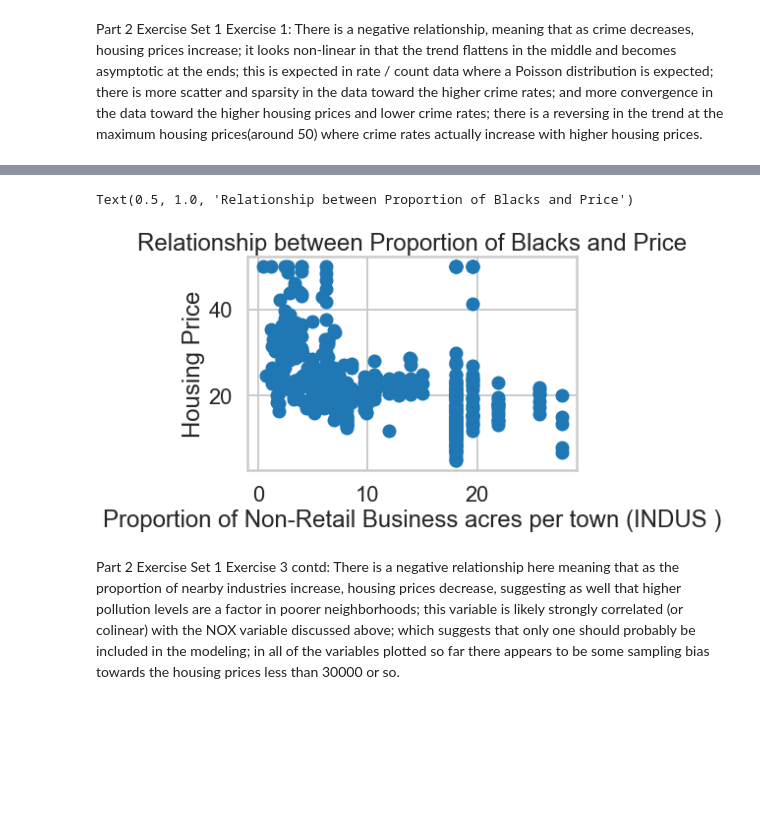
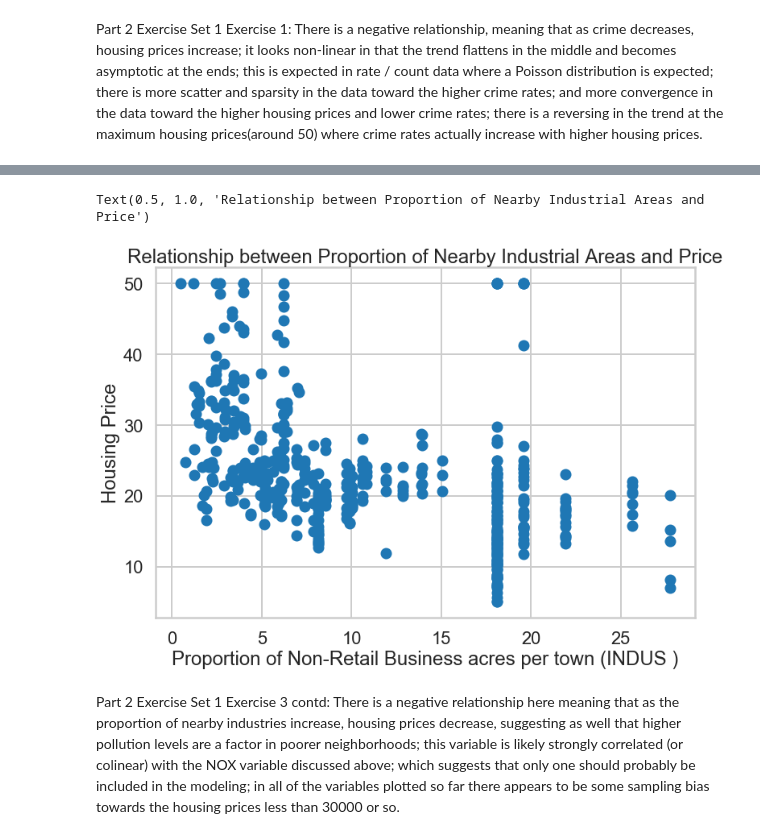
Before and after one commit to lelliott-geo/Springboard-Data-Prep, a Jupyter notebook: Mini_Project_Linear_Regression.ipynb, the cells around one changed output, grey strips where cells are left out. Drawn from its saved outputs; the diff is of its cells as text; code cells hidden in the pictures; blank space fills up the shorter version.

```diff
--- a/Mini_Project_Linear_Regression.ipynb
+++ b/Mini_Project_Linear_Regression.ipynb
@@ -326,12 +330,13 @@ perfectly linear, as there appears to be a possible slight increase in housing p
 # %%
 # Part 2 Exercise Set 1 Exercise 3 contd:
+fig = plt.figure(figsize=(12,8))
 plt.scatter(bos.INDUS , bos.PRICE)
 plt.xlabel("Proportion of Non-Retail Business acres per town (INDUS )")
 plt.ylabel("Housing Price")
-plt.title("Relationship between Proportion of Blacks and Price")
+plt.title("Relationship between Proportion of Nearby Industrial Areas and Price")
 # %% [output]
-Text(0.5, 1.0, 'Relationship between Proportion of Blacks and Price')
+Text(0.5, 1.0, 'Relationship between Proportion of Nearby Industrial Areas and Price')
-[figure, old version]
+[figure, new version]
 # %% [markdown]
 Part 2 Exercise Set 1 Exercise 3 contd:
 There is a negative relationship here meaning that as the proportion of nearby industries increase, housing prices
```
Also changed, not shown: parts of 42 cells of this notebook.
